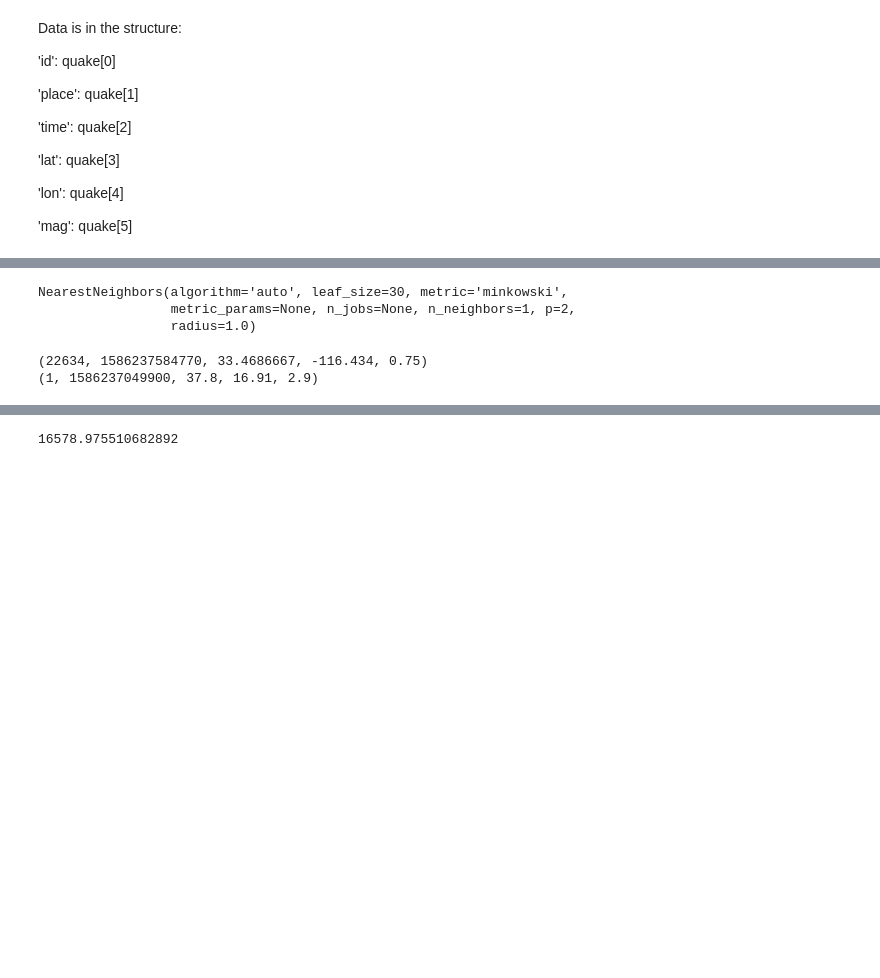
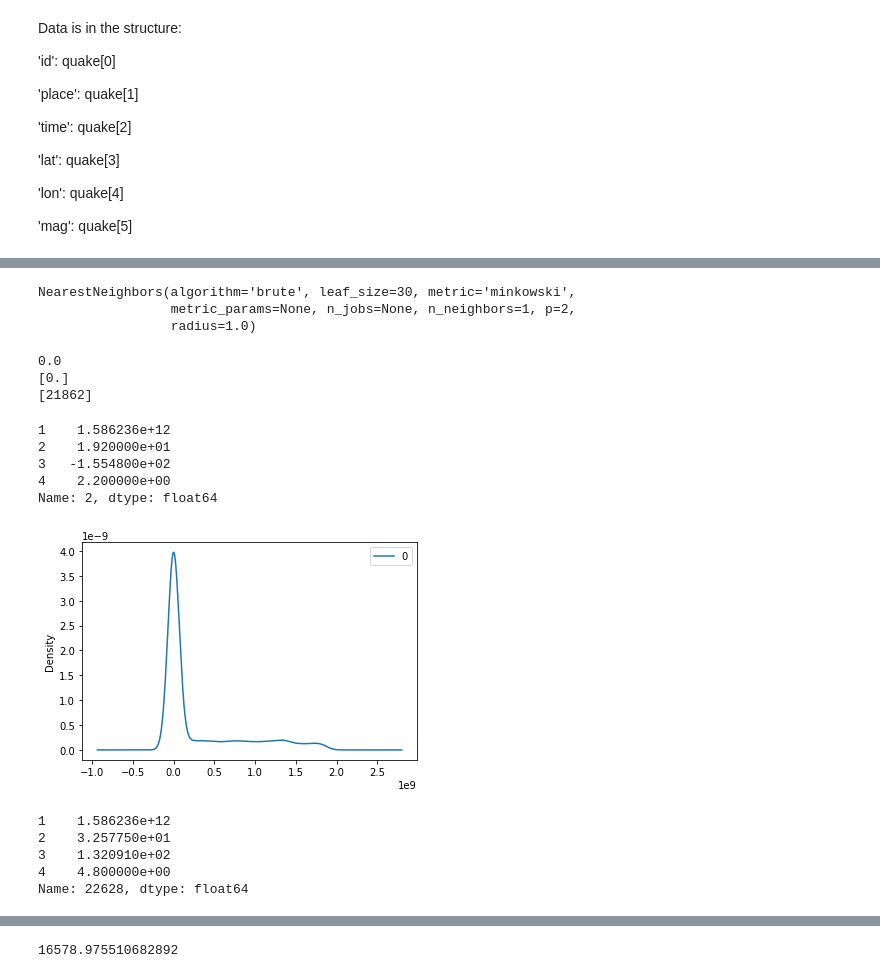
Before and after one commit to Lambda-School-Labs/quake-ds, a Jupyter notebook: liningUpDatasets.ipynb, the cells around one changed output, grey strips where cells are left out. Drawn from its saved outputs; the diff is of its cells as text; code cells hidden in the pictures; blank space fills up the shorter version.

Commit message:
trying different algorithms

```diff
--- a/liningUpDatasets.ipynb
+++ b/liningUpDatasets.ipynb
@@ -37,3 +37,6 @@ Data is in the structure:
 df = pd.DataFrame(USGS_QUAKES)
 df = df.dropna()
 df = df.set_index(0)
+emsc_df = pd.DataFrame(EMSC_QUAKES)
+emsc_df = emsc_df.set_index(0)
+emsc_df.head()
@@ -40,22 +51,41 @@ df = df.set_index(0)
 # %%
 # instanciate the classifier
-classifier = NearestNeighbors(n_neighbors=1)
+classifier = NearestNeighbors(n_neighbors=1, algorithm='brute')
 # %%
 # train the classifier
 classifier.fit(df)
 # %% [output]
-NearestNeighbors(algorithm='auto', leaf_size=30, metric='minkowski',
+NearestNeighbors(algorithm='brute', leaf_size=30, metric='minkowski',
                  metric_params=None, n_jobs=None, n_neighbors=1, p=2,
                  radius=1.0)
 # %%
 # run the classifier on all the data
-distance, index = classifier.kneighbors(EMSC_QUAKES)
+distance, index = classifier.kneighbors(emsc_df)
-# %%
-print(USGS_QUAKES[617])
-print(EMSC_QUAKES[0])
-# %% [output]
-(22634, 1586237584770, 33.4686667, -116.434, 0.75)
-(1, 1586237049900, 37.8, 16.91, 2.9)
+# %%
+#well at least with a brute force algorithm theres a lot of 0's
+print(distance.min())
+pd.DataFrame(distance).plot.kde()
+print(distance[1])
+print(index[1])
+emsc_df.iloc[1]
+# %% [output]
+0.0
+[0.]
+[21862]
+1    1.586236e+12
+2    1.920000e+01
+3   -1.554800e+02
+4    2.200000e+00
+Name: 2, dtype: float64
+[figure, added]
+# %%
+df.iloc[21862]
+# %% [output]
+1    1.586236e+12
+2    3.257750e+01
+3    1.320910e+02
+4    4.800000e+00
+Name: 22628, dtype: float64
 # %%
 # well damn. There aren't any found. I should come back and try alternate algorithms
 times = []
```
Also changed, not shown: parts of 3 cells of this notebook.
